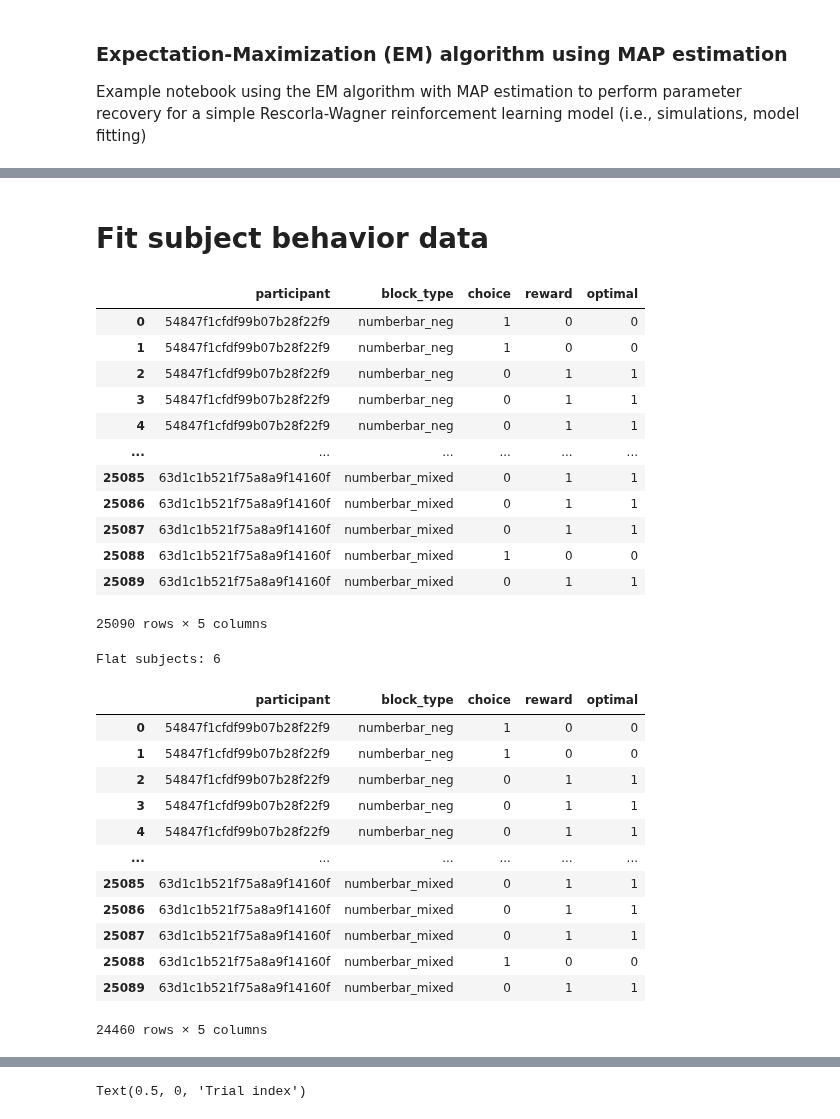
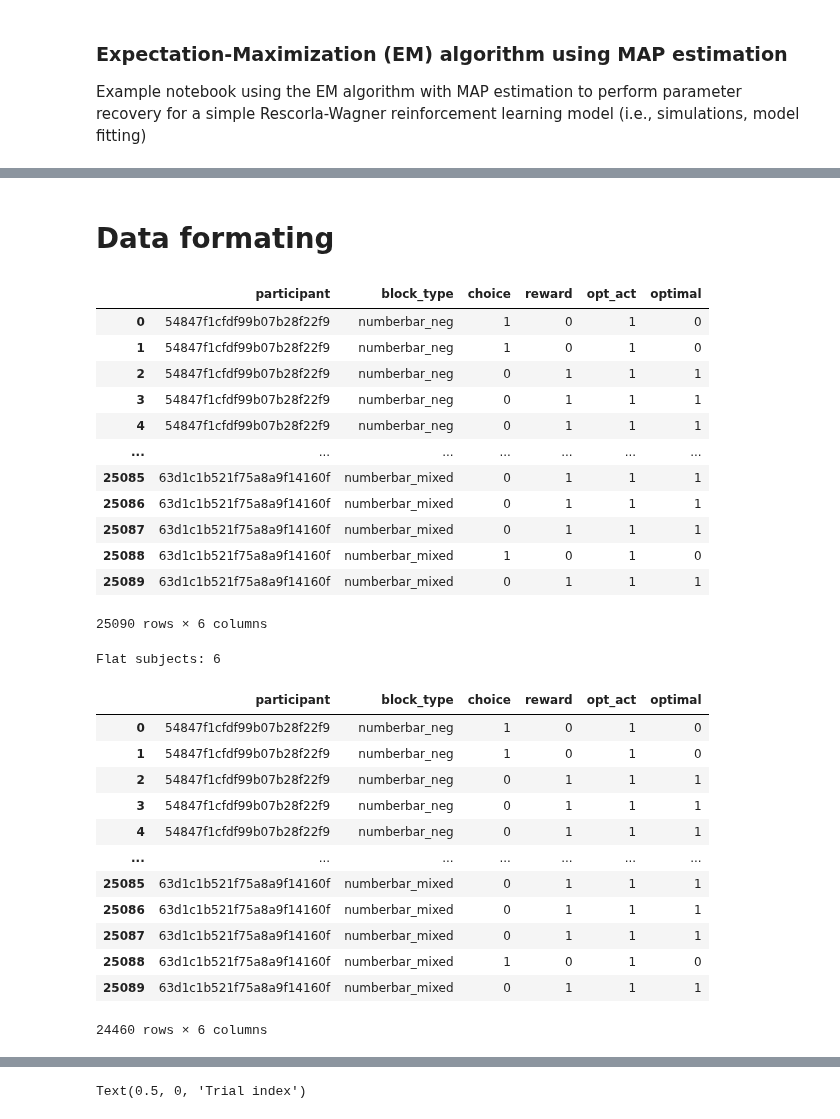
Before and after one commit to shawnrhoads/pyEM, a Jupyter notebook: examples/RW.ipynb, the cells around one changed output, grey strips where cells are left out. Saved outputs shown, nothing was run; the diff lists cells and outputs as text; code cells hidden in the pictures.

```diff
--- a/examples/RW.ipynb
+++ b/examples/RW.ipynb
@@ -87,25 +25,25 @@ plotting.plot_choices(subj_dict['choices_A'])
-# %% [markdown]
-# Fit subject behavior data
+# %% [markdown]
+# Data formating
 # %%
 # load dataframe
 baseline_slot = pd.read_csv('../data/glm_slot_baseline_n235.csv')
 
-sub_c = baseline_slot[['participant', 'block_type', 'choice', 'reward', 'optimal']]
+sub_c = baseline_slot[['participant', 'block_type', 'choice', 'reward', 'opt_act', 'optimal']]
 sub_c
 # %% [output]
-|  | participant | block_type | choice | reward | optimal |
-| 0 | 54847f1cfdf99b07b28f22f9 | numberbar_neg | 1 | 0 | 0 |
-| 1 | 54847f1cfdf99b07b28f22f9 | numberbar_neg | 1 | 0 | 0 |
-| 2 | 54847f1cfdf99b07b28f22f9 | numberbar_neg | 0 | 1 | 1 |
-| 3 | 54847f1cfdf99b07b28f22f9 | numberbar_neg | 0 | 1 | 1 |
-| 4 | 54847f1cfdf99b07b28f22f9 | numberbar_neg | 0 | 1 | 1 |
-| ... | ... | ... | ... | ... | ... |
-| 25085 | 63d1c1b521f75a8a9f14160f | numberbar_mixed | 0 | 1 | 1 |
-| 25086 | 63d1c1b521f75a8a9f14160f | numberbar_mixed | 0 | 1 | 1 |
-| 25087 | 63d1c1b521f75a8a9f14160f | numberbar_mixed | 0 | 1 | 1 |
-| 25088 | 63d1c1b521f75a8a9f14160f | numberbar_mixed | 1 | 0 | 0 |
-| 25089 | 63d1c1b521f75a8a9f14160f | numberbar_mixed | 0 | 1 | 1 |
+|  | participant | block_type | choice | reward | opt_act | optimal |
+| 0 | 54847f1cfdf99b07b28f22f9 | numberbar_neg | 1 | 0 | 1 | 0 |
+| 1 | 54847f1cfdf99b07b28f22f9 | numberbar_neg | 1 | 0 | 1 | 0 |
+| 2 | 54847f1cfdf99b07b28f22f9 | numberbar_neg | 0 | 1 | 1 | 1 |
+| 3 | 54847f1cfdf99b07b28f22f9 | numberbar_neg | 0 | 1 | 1 | 1 |
+| 4 | 54847f1cfdf99b07b28f22f9 | numberbar_neg | 0 | 1 | 1 | 1 |
+| ... | ... | ... | ... | ... | ... | ... |
+| 25085 | 63d1c1b521f75a8a9f14160f | numberbar_mixed | 0 | 1 | 1 | 1 |
+| 25086 | 63d1c1b521f75a8a9f14160f | numberbar_mixed | 0 | 1 | 1 | 1 |
+| 25087 | 63d1c1b521f75a8a9f14160f | numberbar_mixed | 0 | 1 | 1 | 1 |
+| 25088 | 63d1c1b521f75a8a9f14160f | numberbar_mixed | 1 | 0 | 1 | 0 |
+| 25089 | 63d1c1b521f75a8a9f14160f | numberbar_mixed | 0 | 1 | 1 | 1 |
-25090 rows × 5 columns
+25090 rows × 6 columns
 # %%
 # check for flat behavior by participant per block
 flat_check = sub_c.groupby(['participant', 'block_type']).choice.mean().reset_index()
@@ -123,19 +61,19 @@ sub_c = sub_c[~sub_c.participant.isin(flat_sub)]
 sub_c
 # %% [output]
 Flat subjects: 6
-|  | participant | block_type | choice | reward | optimal |
-| 0 | 54847f1cfdf99b07b28f22f9 | numberbar_neg | 1 | 0 | 0 |
-| 1 | 54847f1cfdf99b07b28f22f9 | numberbar_neg | 1 | 0 | 0 |
-| 2 | 54847f1cfdf99b07b28f22f9 | numberbar_neg | 0 | 1 | 1 |
-| 3 | 54847f1cfdf99b07b28f22f9 | numberbar_neg | 0 | 1 | 1 |
-| 4 | 54847f1cfdf99b07b28f22f9 | numberbar_neg | 0 | 1 | 1 |
-| ... | ... | ... | ... | ... | ... |
-| 25085 | 63d1c1b521f75a8a9f14160f | numberbar_mixed | 0 | 1 | 1 |
-| 25086 | 63d1c1b521f75a8a9f14160f | numberbar_mixed | 0 | 1 | 1 |
-| 25087 | 63d1c1b521f75a8a9f14160f | numberbar_mixed | 0 | 1 | 1 |
-| 25088 | 63d1c1b521f75a8a9f14160f | numberbar_mixed | 1 | 0 | 0 |
-| 25089 | 63d1c1b521f75a8a9f14160f | numberbar_mixed | 0 | 1 | 1 |
+|  | participant | block_type | choice | reward | opt_act | optimal |
+| 0 | 54847f1cfdf99b07b28f22f9 | numberbar_neg | 1 | 0 | 1 | 0 |
+| 1 | 54847f1cfdf99b07b28f22f9 | numberbar_neg | 1 | 0 | 1 | 0 |
+| 2 | 54847f1cfdf99b07b28f22f9 | numberbar_neg | 0 | 1 | 1 | 1 |
+| 3 | 54847f1cfdf99b07b28f22f9 | numberbar_neg | 0 | 1 | 1 | 1 |
+| 4 | 54847f1cfdf99b07b28f22f9 | numberbar_neg | 0 | 1 | 1 | 1 |
+| ... | ... | ... | ... | ... | ... | ... |
+| 25085 | 63d1c1b521f75a8a9f14160f | numberbar_mixed | 0 | 1 | 1 | 1 |
+| 25086 | 63d1c1b521f75a8a9f14160f | numberbar_mixed | 0 | 1 | 1 | 1 |
+| 25087 | 63d1c1b521f75a8a9f14160f | numberbar_mixed | 0 | 1 | 1 | 1 |
+| 25088 | 63d1c1b521f75a8a9f14160f | numberbar_mixed | 1 | 0 | 1 | 0 |
+| 25089 | 63d1c1b521f75a8a9f14160f | numberbar_mixed | 0 | 1 | 1 | 1 |
-24460 rows × 5 columns
+24460 rows × 6 columns
 # %%
 # Recode reward back to outcome (-1, 0, 1)
 def recode_outcome(row):
```
Also changed, not shown: parts of 17 cells of this notebook, 1 other file.
